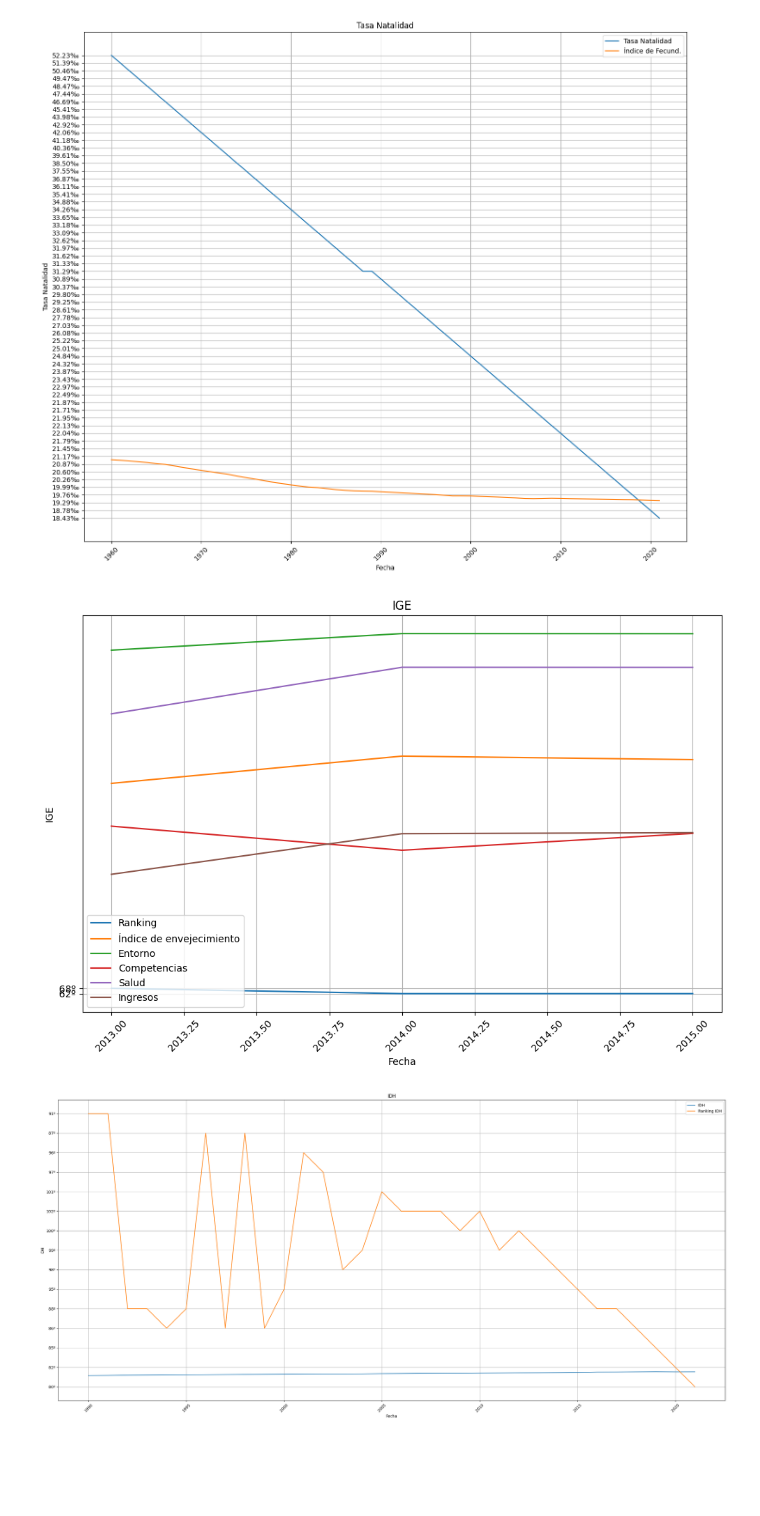
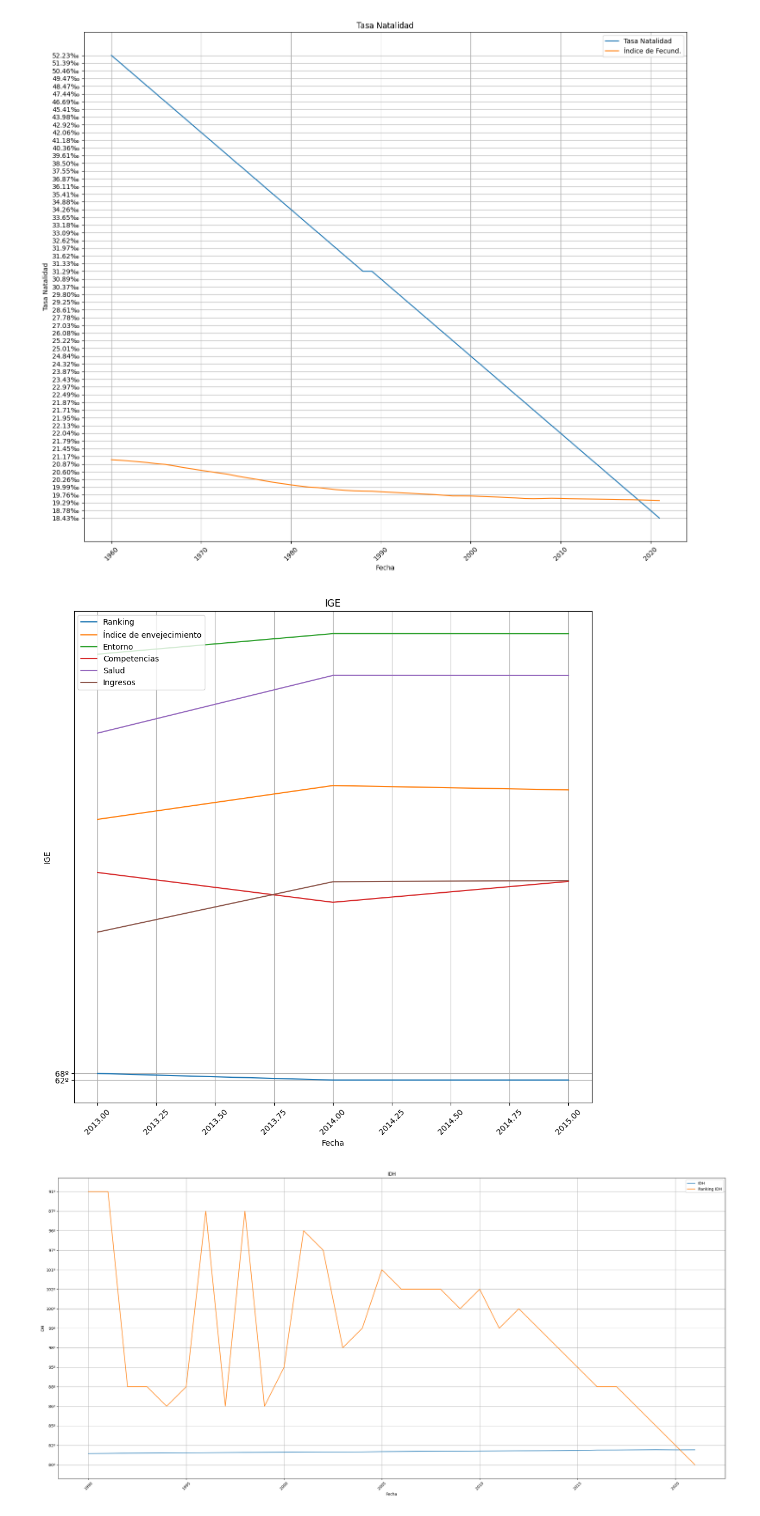
Before and after one commit to MoisesAlmz/Proyecto-Samsung, a Jupyter notebook: Viejicidad_en_RD (Con graficos).ipynb, the cells around one changed output. Saved outputs shown, nothing was run; the diff lists cells and outputs as text; code cells hidden in the pictures; blank space fills up the shorter version.

```diff
--- a/Viejicidad_en_RD (Con graficos).ipynb
+++ b/Viejicidad_en_RD (Con graficos).ipynb
@@ -325,29 +325,29 @@ plt.show()
 [figure]
 # %%
 # Graficar
-plt.figure(figsize=(10, 7))  # Tamaño de la figura
+plt.figure(figsize=(10, 10))  # Tamaño de la figura
 plt.plot(Data_IGE["Fecha"], Data_IGE["Ranking"], label="Ranking")
 plt.plot(Data_IGE["Fecha"], Data_IGE["Índice de envejecimiento"], label="Índice de envejecimiento")
 plt.plot(Data_IGE["Fecha"], Data_IGE["Entorno"], label="Entorno")
 plt.plot(Data_IGE["Fecha"], Data_IGE["Competencias"], label="Competencias")
 plt.plot(Data_IGE["Fecha"], Data_IGE["Salud"], label="Salud")
 plt.plot(Data_IGE["Fecha"], Data_IGE["Ingresos"], label="Ingresos")
 
 # Configurar título y etiquetas de los ejes
 plt.title('IGE')
 plt.xlabel('Fecha')
 plt.ylabel('IGE')
 plt.xticks(rotation=45)  # Rotar etiquetas del eje x para mayor claridad
 plt.grid(True)  # Activar cuadrícula
 
 # Mostrar la leyenda
 plt.legend()
 
 # Mostrar el gráfico
 plt.tight_layout()
 plt.show()
 # %% [output]
-[figure, old version]
+[figure, new version]
 # %%
 # Graficar
 plt.figure(figsize=(25, 12))  # Tamaño de la figura
```
Also changed, not shown: parts of 1 cell of this notebook, 1 other file.
